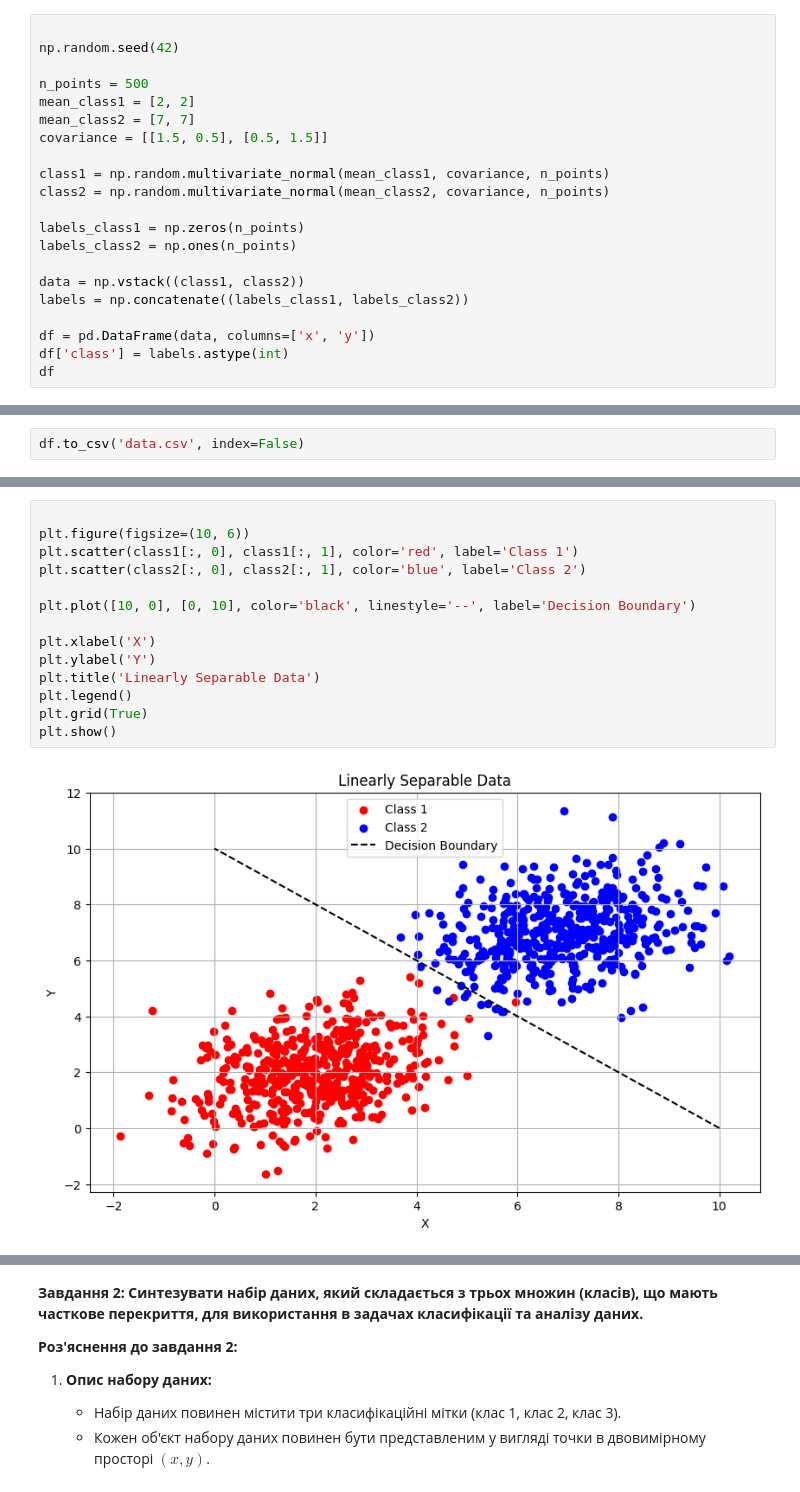
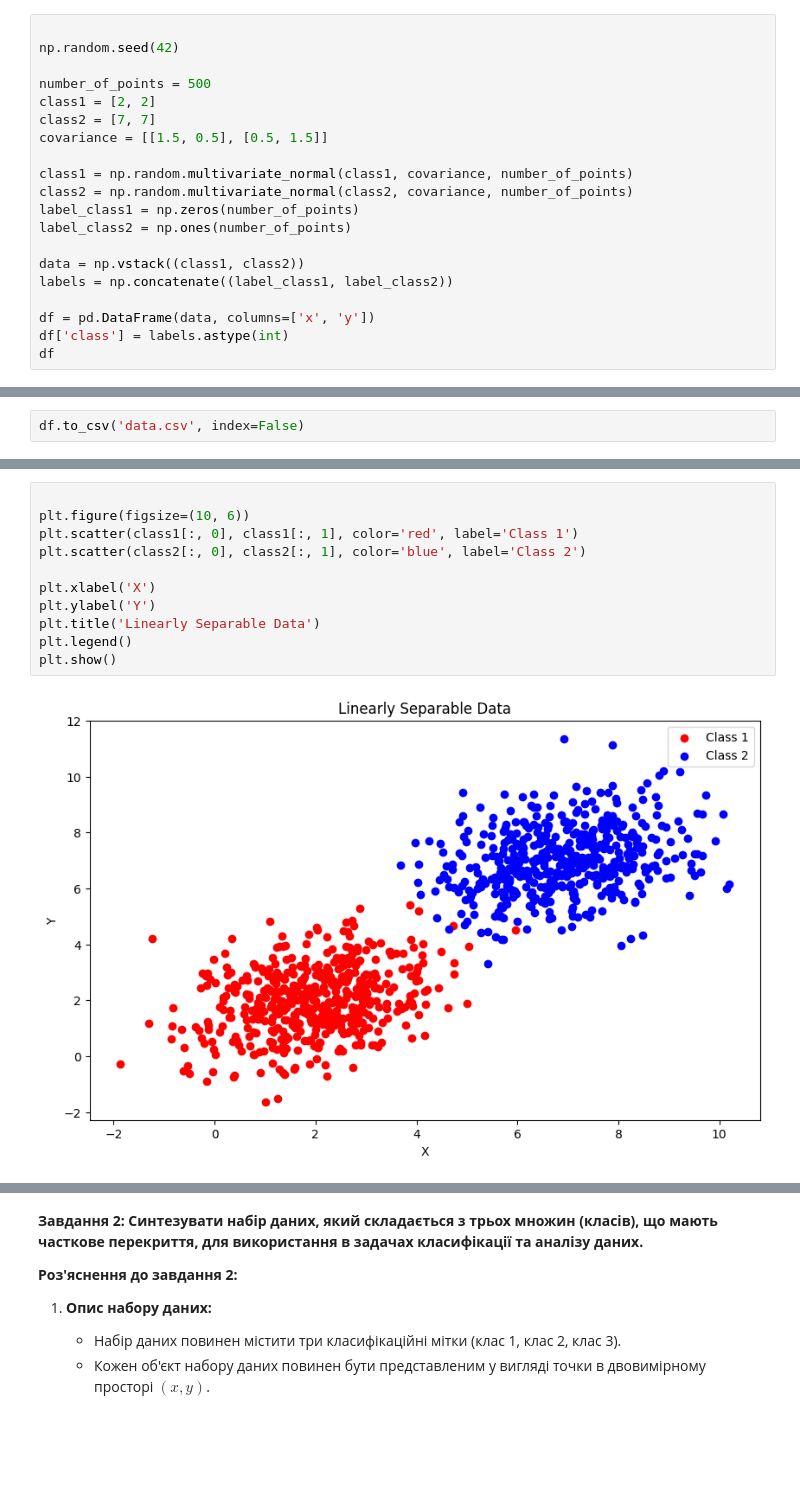
Before and after one commit to Sidoryak-Ostap/basics-of-ai, a Jupyter notebook: data_analytics/lab_2/DM_practice_2_new.ipynb, the cells around one changed output, grey strips where cells are left out. Cells and saved outputs as stored; diff of their text form; blank space fills up the shorter version.

```diff
--- a/data_analytics/lab_2/DM_practice_2_new.ipynb
+++ b/data_analytics/lab_2/DM_practice_2_new.ipynb
@@ -43,19 +43,18 @@ import seaborn as sns
 
 np.random.seed(42)
 
-n_points = 500
-mean_class1 = [2, 2]
-mean_class2 = [7, 7]
+number_of_points = 500
+class1 = [2, 2]
+class2 = [7, 7]
 covariance = [[1.5, 0.5], [0.5, 1.5]]
 
-class1 = np.random.multivariate_normal(mean_class1, covariance, n_points)
-class2 = np.random.multivariate_normal(mean_class2, covariance, n_points)
-
-labels_class1 = np.zeros(n_points)
-labels_class2 = np.ones(n_points)
+class1 = np.random.multivariate_normal(class1, covariance, number_of_points)
+class2 = np.random.multivariate_normal(class2, covariance, number_of_points)
+label_class1 = np.zeros(number_of_points)
+label_class2 = np.ones(number_of_points)
 
 data = np.vstack((class1, class2))
-labels = np.concatenate((labels_class1, labels_class2))
+labels = np.concatenate((label_class1, label_class2))
 
 df = pd.DataFrame(data, columns=['x', 'y'])
 df['class'] = labels.astype(int)
@@ -86,16 +85,13 @@ dtype: object
 # %%
 
 plt.figure(figsize=(10, 6))
 plt.scatter(class1[:, 0], class1[:, 1], color='red', label='Class 1')
 plt.scatter(class2[:, 0], class2[:, 1], color='blue', label='Class 2')
 
-plt.plot([10, 0], [0, 10], color='black', linestyle='--', label='Decision Boundary')
-
 plt.xlabel('X')
 plt.ylabel('Y')
 plt.title('Linearly Separable Data')
 plt.legend()
-plt.grid(True)
 plt.show()
 # %% [output]
-[figure, old version]
+[figure, new version]
```
Also changed, not shown: parts of 13 cells of this notebook, 3 other files.
